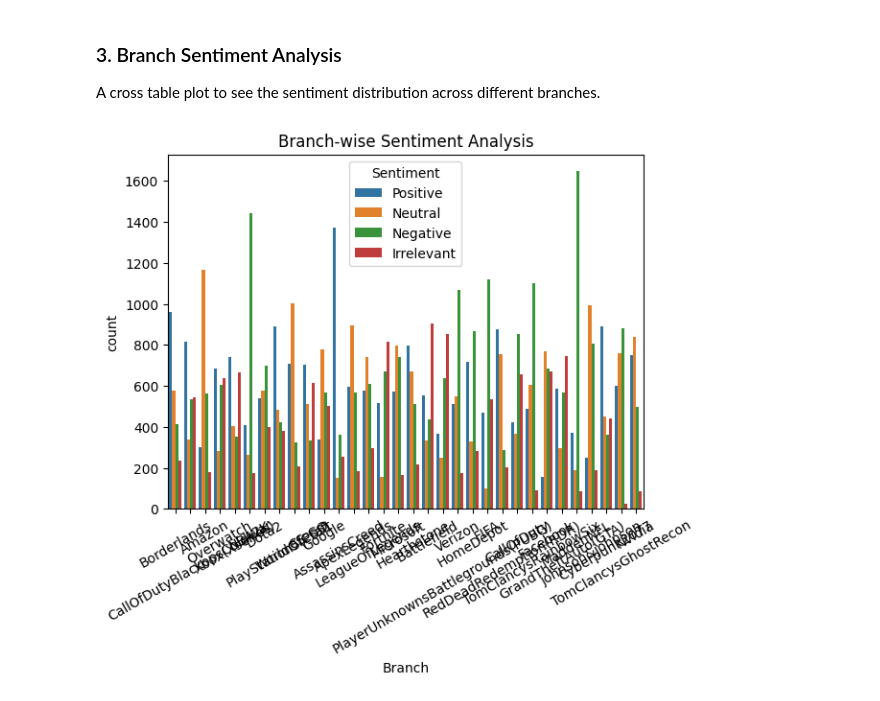
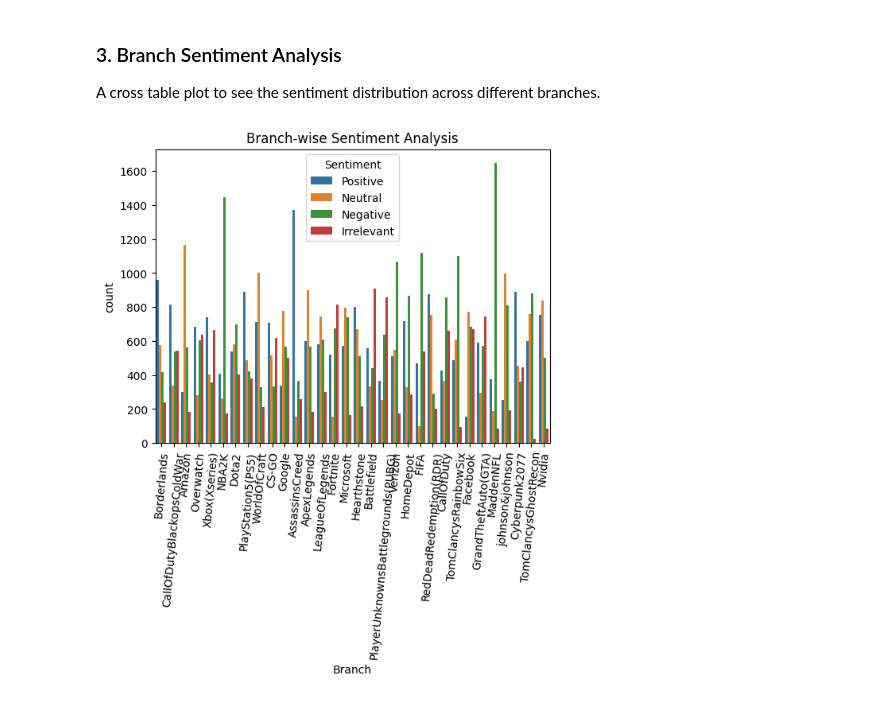
Before and after one commit to ClintonBeyene/PRODIGY_DS_04, a Jupyter notebook: notebooks/01-Exploratory-Data-Analysis.ipynb, the cells around one changed output. Drawn from its saved outputs; the diff is of its cells as text; code cells hidden in the pictures.

```diff
--- a/notebooks/01-Exploratory-Data-Analysis.ipynb
+++ b/notebooks/01-Exploratory-Data-Analysis.ipynb
@@ -220,10 +215,8 @@ plt.show()
 # %% [markdown]
 ### 3. Branch Sentiment Analysis
 A cross table plot to see the sentiment distribution across different branches.
-# %%
-sns.countplot(x='Branch', hue='Sentiment', data=df)
-plt.title('Branch-wise Sentiment Analysis')
-plt.xticks(rotation=30)
-plt.show()
-# %% [output]
-[figure, removed]
+# %%
+# Plot cross table
+ed.plot_branch_sentiment(df, 'Branch', 'Sentiment')
+# %% [output]
+[figure, added]
```
Also changed, not shown: parts of 5 cells of this notebook.
